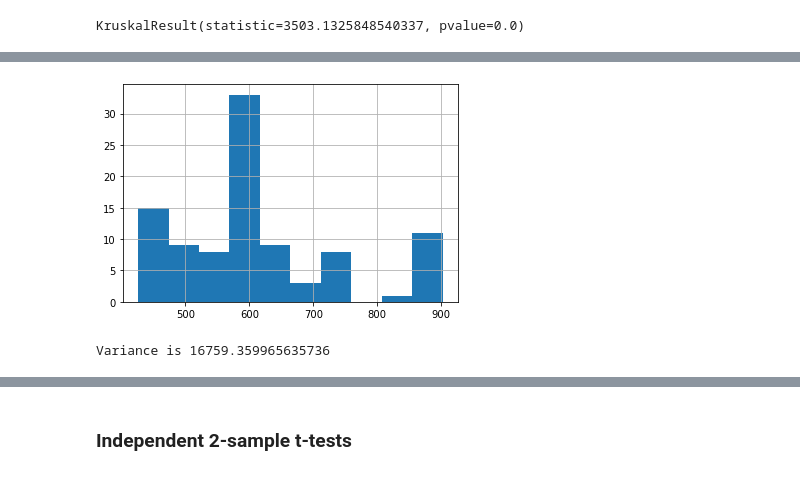
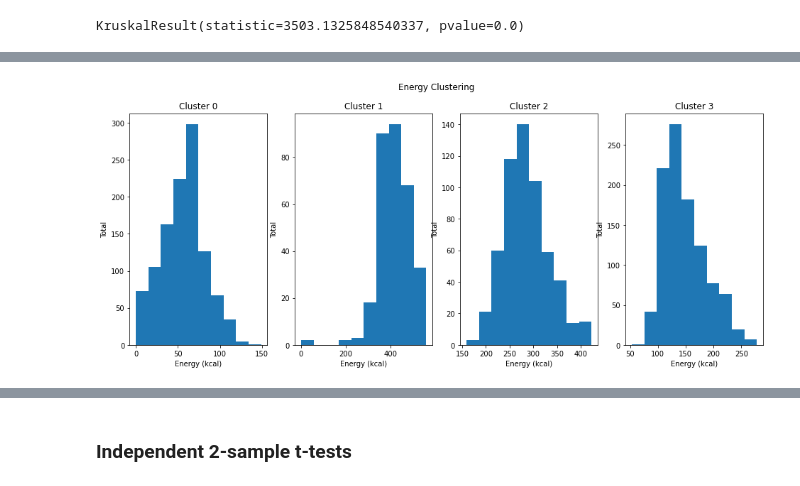
Before and after one commit to Jason-R-Turner/food-nutrient-clustering-project, a Jupyter notebook: final_report_food_project.ipynb, the cells around one changed output, grey strips where cells are left out. Drawn from its saved outputs; the diff is of its cells as text; code cells hidden in the pictures.

```diff
--- a/final_report_food_project.ipynb
+++ b/final_report_food_project.ipynb
@@ -708,9 +587,31 @@ Variance is 3315.4547872228927
-# %%
-# histogram plot of cluster and respective variance
-cluster_6.hist()
-plt.show()
-
-print(f'Variance is {cluster_6.var()}')
-# %% [output]
-[figure, removed]
-Variance is 16759.359965635736
+# %%
+plt.figure(figsize=(16, 6))
+plt.suptitle('Energy Clustering')
+
+plt.subplot(141)
+plt.hist(cluster_0)
+plt.title('Cluster 0')
+plt.xlabel('Energy (kcal)')
+plt.ylabel('Total')
+
+plt.subplot(142)
+plt.hist(cluster_1)
+plt.title('Cluster 1')
+plt.xlabel('Energy (kcal)')
+plt.ylabel('Total')
+
+plt.subplot(143)
+plt.hist(cluster_2)
+plt.title('Cluster 2')
+plt.xlabel('Energy (kcal)')
+plt.ylabel('Total')
+
+plt.subplot(144)
+plt.hist(cluster_3)
+plt.title('Cluster 3')
+plt.xlabel('Energy (kcal)')
+plt.ylabel('Total')
+
+plt.show()
+# %% [output]
+[figure, added]
```
Also changed, not shown: parts of 78 cells of this notebook, 1 other file.
